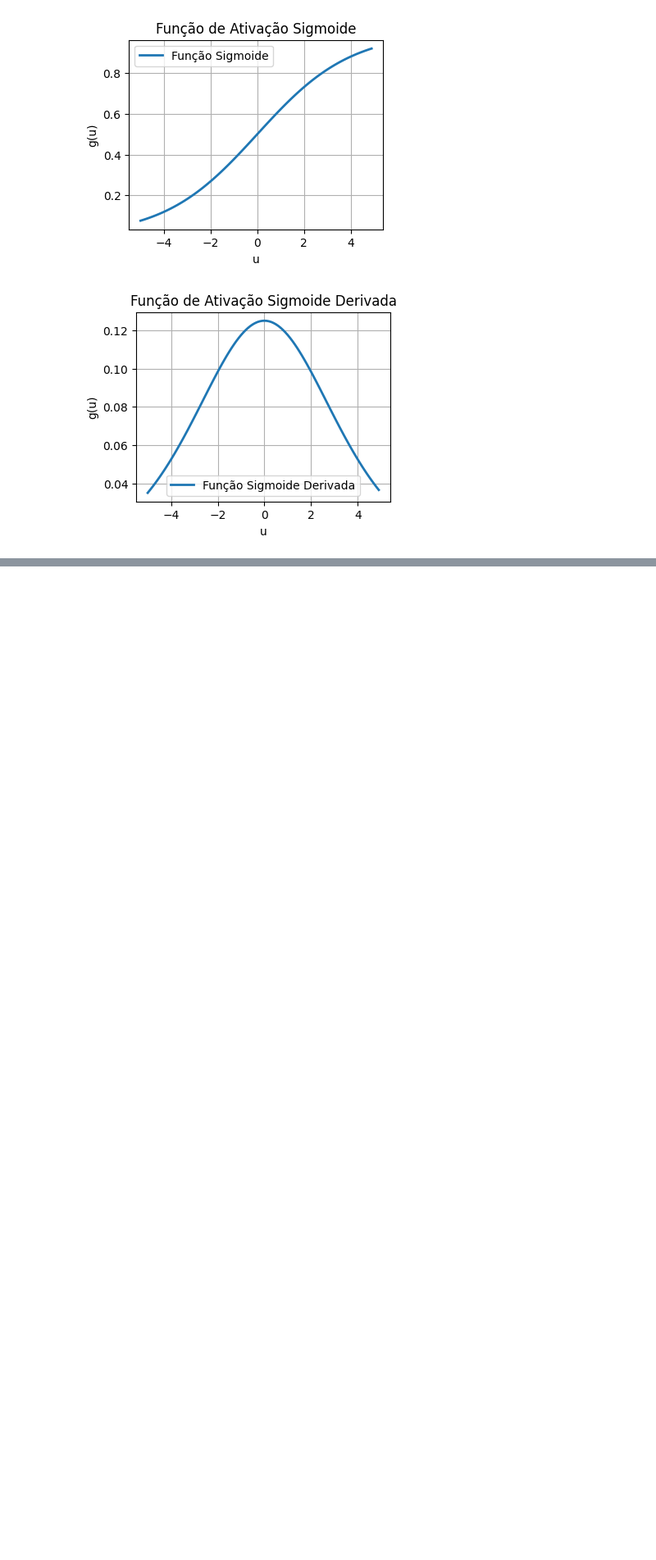
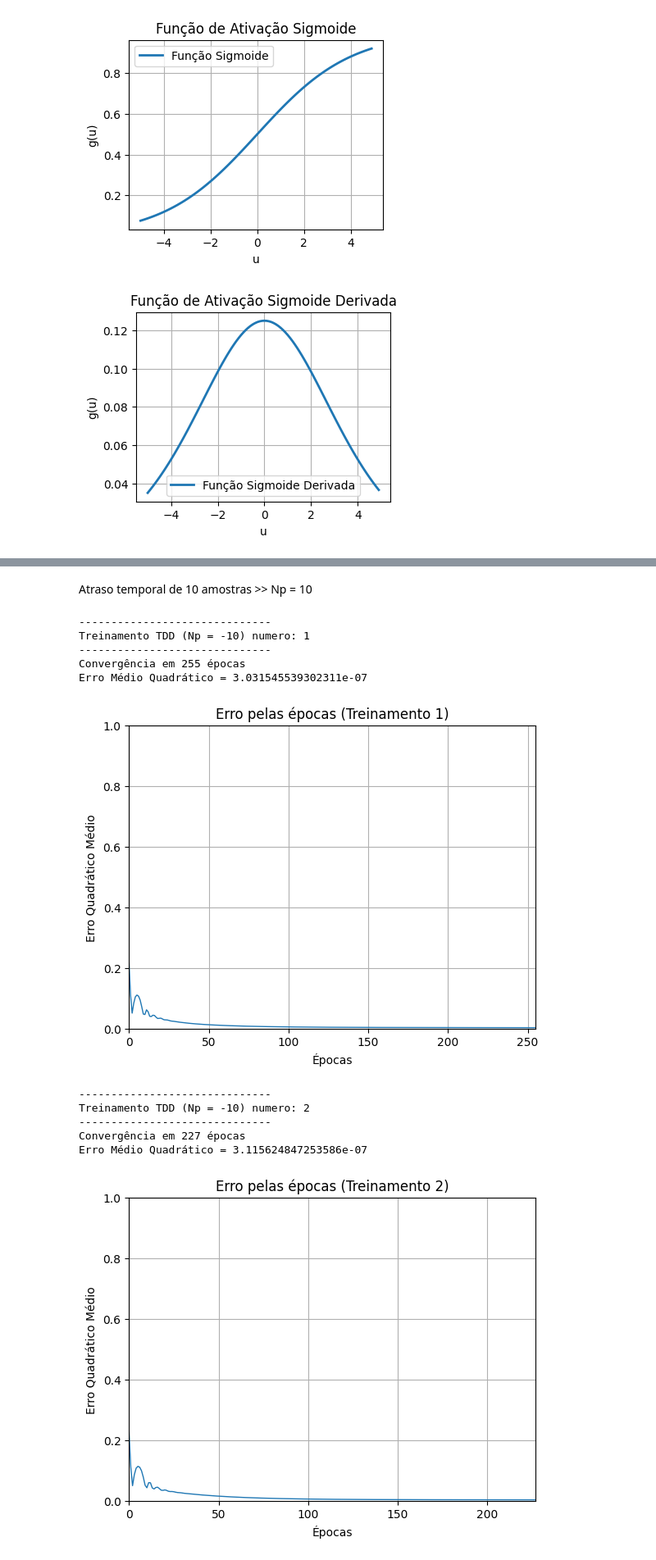
Before and after one commit to matthewz5/exercicios_praticos_RedesNeuraisArtificiais, a Jupyter notebook: Projeto_5.10_TDNN_wMomentum/Projeto_5.10_TDNN_wMomentum.ipynb, the cells around one changed output, grey strips where cells are left out. Shown at 82% size. Cells and saved outputs as stored; diff of their text form; code cells hidden in the pictures; blank space fills up the shorter version.

```diff
--- a/Projeto_5.10_TDNN_wMomentum/Projeto_5.10_TDNN_wMomentum.ipynb
+++ b/Projeto_5.10_TDNN_wMomentum/Projeto_5.10_TDNN_wMomentum.ipynb
@@ -548,0 +466,17 @@ Precisão de 100% !
+# %% [markdown]
+Atraso temporal de 10 amostras >> Np = 10
+# %%
+data_train_Np10, data_ytrain_Np10, lista_W_1_adj_Np10, lista_W_2_adj_Np10 = treinamento_TDNN(data, n, m, p, 0.5, MAX_EPOCA, 3, 10, 15)
+# %% [output]
+------------------------------
+Treinamento TDD (Np = -10) numero: 1
+------------------------------
+Convergência em 255 épocas
+Erro Médio Quadrático = 3.031545539302311e-07
+[figure, added]
+------------------------------
+Treinamento TDD (Np = -10) numero: 2
+------------------------------
+Convergência em 227 épocas
+Erro Médio Quadrático = 3.115624847253586e-07
+[figure, added]
```
Also changed, not shown: parts of 58 cells of this notebook, 37 other files.
